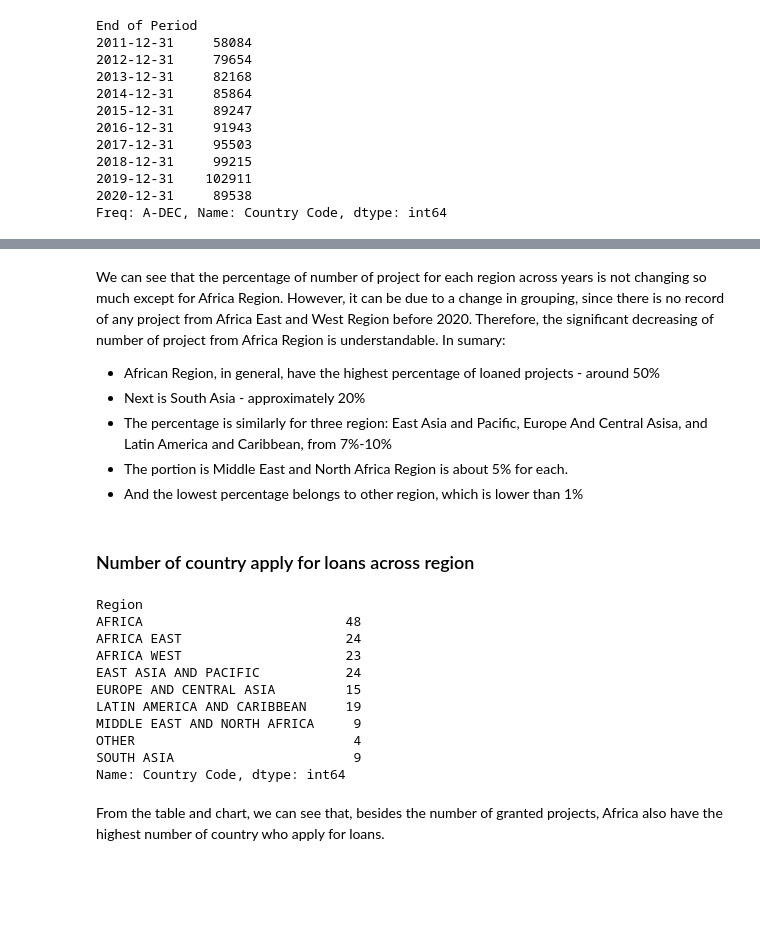
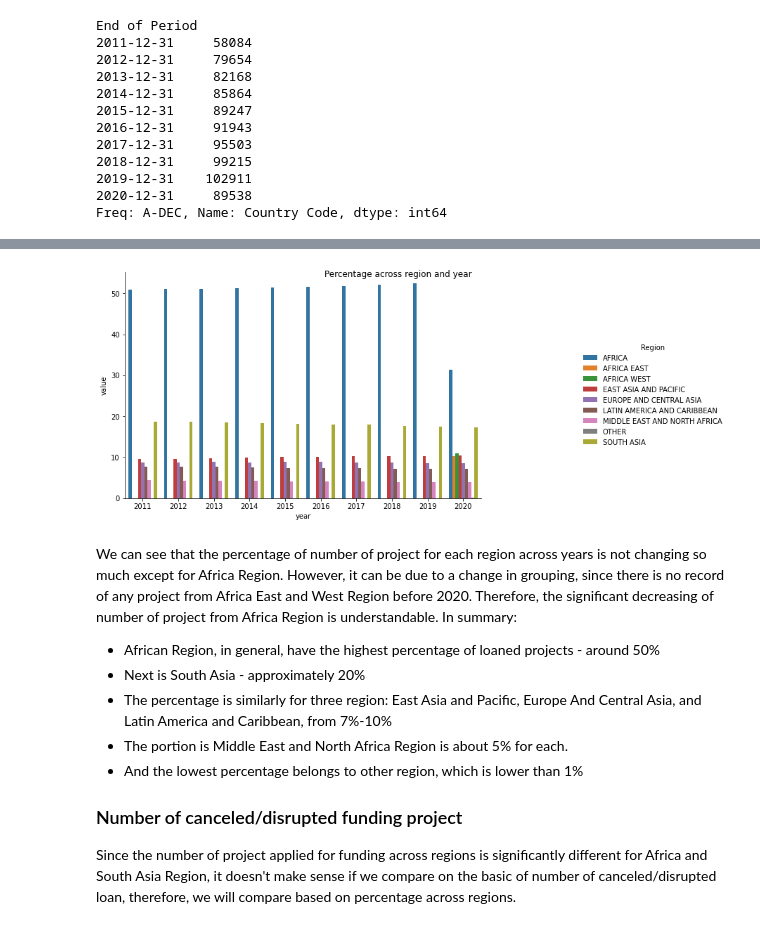
Before and after one commit to vuchau8592/project_data_tidy, a Jupyter notebook: Tidy_dataset.ipynb, the cells around one changed output, grey strips where cells are left out. Drawn from its saved outputs; the diff is of its cells as text; code cells hidden in the pictures; blank space fills up the shorter version.

```diff
--- a/Tidy_dataset.ipynb
+++ b/Tidy_dataset.ipynb
@@ -504,14 +571,19 @@ Project_Region_pct
 # %%
 a = Project_Region_pct.reset_index()
 b = pd.melt(a, id_vars="End of Period")
 b["year"] = b["End of Period"].apply(lambda x: x.year)
 ax = sns.catplot(x="year", y = "value", hue = "Region", data=b, kind='bar')
-ax.fig.suptitle("Percentage across region and year")
+ax.fig.suptitle("Percentage across region and year", fontsize=30)
 ax.fig.set_size_inches(13,5)
+# %% [output]
+[figure, added]
 # %% [markdown]
-We can see that the percentage of number of project for each region across years is not changing so much except for Africa Region. However, it can be due to a change in grouping, since there is no record of any project from Africa East and West Region before 2020. Therefore, the significant decreasing of number of project from Africa Region is understandable. In sumary:
+We can see that the percentage of number of project for each region across years is not changing so much except for Africa Region. However, it can be due to a change in grouping, since there is no record of any project from Africa East and West Region before 2020. Therefore, the significant decreasing of number of project from Africa Region is understandable. In summary:
 - African Region, in general, have the highest percentage of loaned projects - around 50%
 - Next is South Asia - approximately 20%
-- The percentage is similarly for three region: East Asia and Pacific, Europe And Central Asisa, and Latin America and Caribbean, from 7%-10%
+- The percentage is similarly for three region: East Asia and Pacific, Europe And Central Asia, and Latin America and Caribbean, from 7%-10%
 - The portion is Middle East and North Africa Region is about 5% for each.
 - And the lowest percentage belongs to other region, which is lower than 1%
+### Number of canceled/disrupted funding project
+
+Since the number of project applied for funding across regions is significantly different for Africa and South Asia Region, it doesn't make sense if we compare on the basic of number of canceled/disrupted loan, therefore, we will compare based on percentage across regions.
@@ -520,17 +589,0 @@ df.head()
-# %% [markdown]
-### Number of country apply for loans across region
-# %%
-num_country = df.groupby("Region")["Country Code"].nunique()
-num_country
-# %% [output]
-Region
-AFRICA                          48
-AFRICA EAST                     24
-AFRICA WEST                     23
-EAST ASIA AND PACIFIC           24
-EUROPE AND CENTRAL ASIA         15
-LATIN AMERICA AND CARIBBEAN     19
-MIDDLE EAST AND NORTH AFRICA     9
-OTHER                            4
-SOUTH ASIA                       9
-Name: Country Code, dtype: int64
@@ -542,2 +589,0 @@ plt.show()
-# %% [markdown]
-From the table and chart, we can see that, besides the number of granted projects, Africa also have the highest number of country who apply for loans.
```
Also changed, not shown: parts of 32 cells of this notebook.
